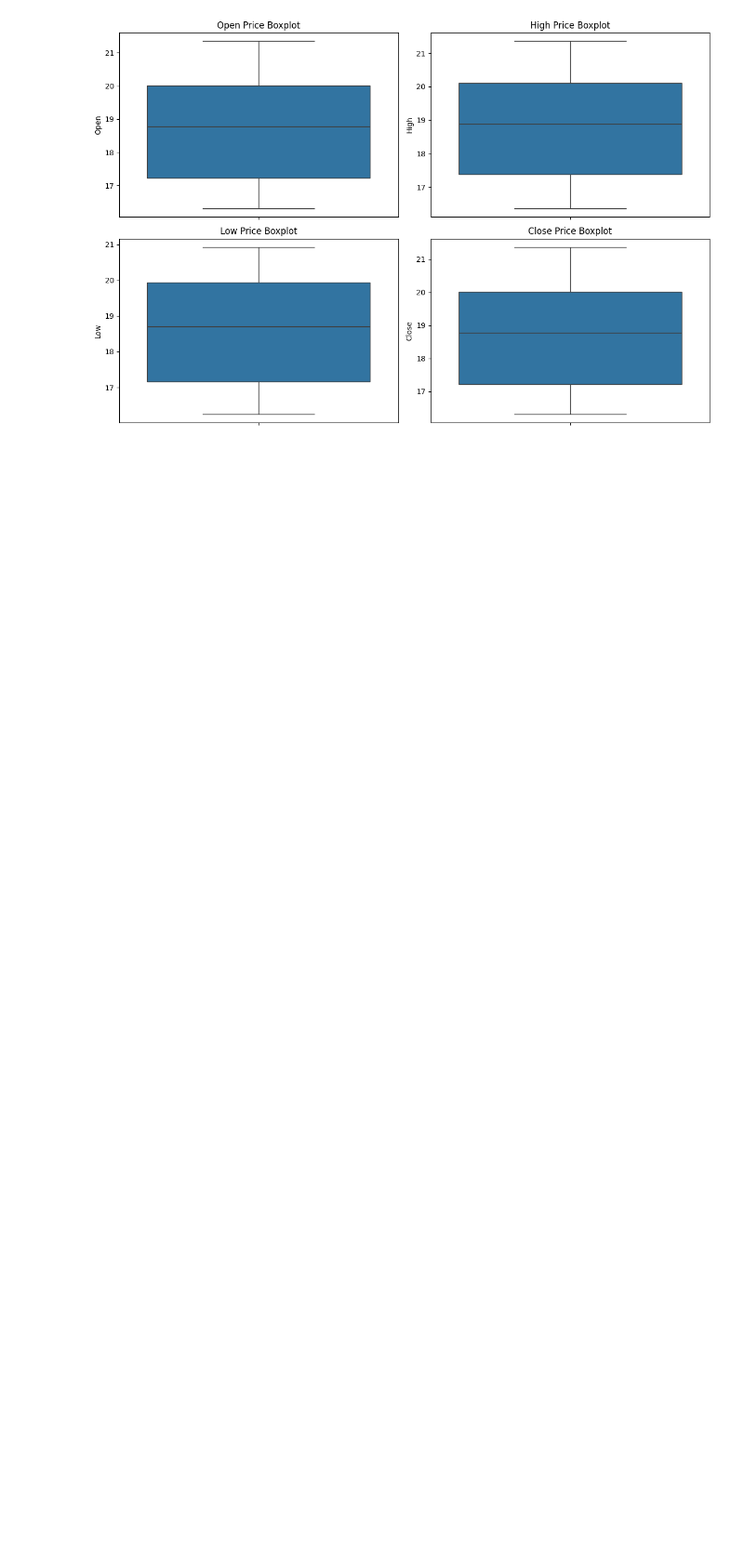
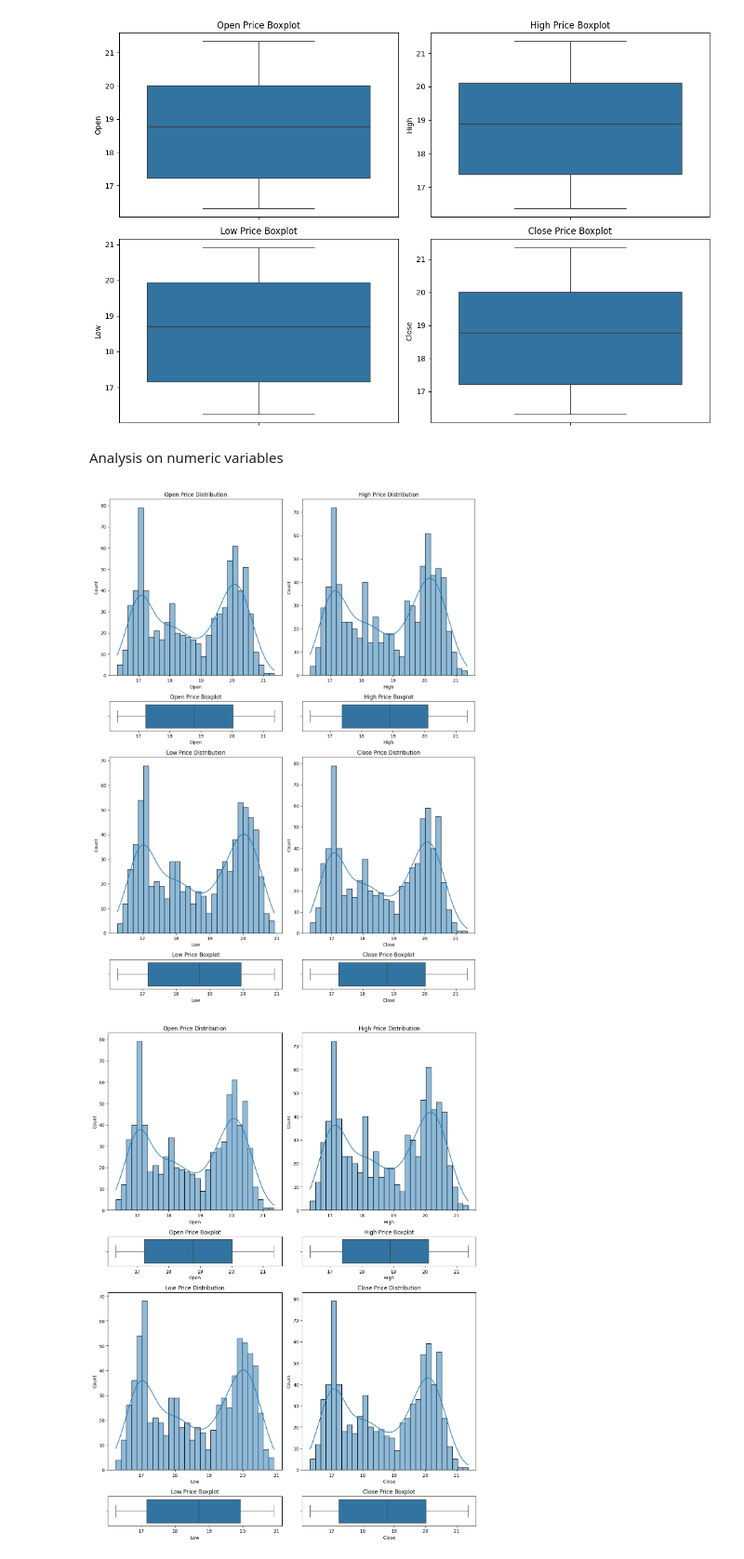
Before and after one commit to rober12345/mxn-usd-predictor1, a Jupyter notebook: src/EDA.ipynb, the cells around one changed output. Shown at 93% size. Drawn from its saved outputs; the diff is of its cells as text; code cells hidden in the pictures; blank space fills up the shorter version.

```diff
--- a/src/EDA.ipynb
+++ b/src/EDA.ipynb
@@ -135,3 +135,44 @@ display(image)
 # %% [output]
 [figure]
 [figure]
+# %% [markdown]
+Analysis on numeric variables
+# %%
+# Clean dataset by removing irrelevant columns
+df_clean = df.copy()
+df_clean.drop(columns=['Volume', 'Dividends', 'Stock Splits'], inplace=True)
+
+# Create subplots for histograms and boxplots
+fig, axes = plt.subplots(4, 2, figsize=(12, 16), gridspec_kw={"height_ratios": [6, 1, 6, 1]})
+
+# Histograms and boxplots for Open, High, Low, and Close prices
+sns.histplot(ax=axes[0, 0], data=df_clean, x="Open", bins=30, kde=True)
+axes[0, 0].set_title("Open Price Distribution")
+sns.boxplot(ax=axes[1, 0], data=df_clean, x="Open")
+axes[1, 0].set_title("Open Price Boxplot")
+
+sns.histplot(ax=axes[0, 1], data=df_clean, x="High", bins=30, kde=True)
+axes[0, 1].set_title("High Price Distribution")
+sns.boxplot(ax=axes[1, 1], data=df_clean, x="High")
+axes[1, 1].set_title("High Price Boxplot")
+
+sns.histplot(ax=axes[2, 0], data=df_clean, x="Low", bins=30, kde=True)
+axes[2, 0].set_title("Low Price Distribution")
+sns.boxplot(ax=axes[3, 0], data=df_clean, x="Low")
+axes[3, 0].set_title("Low Price Boxplot")
+
+sns.histplot(ax=axes[2, 1], data=df_clean, x="Close", bins=30, kde=True)
+axes[2, 1].set_title("Close Price Distribution")
+sns.boxplot(ax=axes[3, 1], data=df_clean, x="Close")
+axes[3, 1].set_title("Close Price Boxplot")
+
+# Adjust layout
+plt.tight_layout()
+
+# Save and display the plot inside the notebook
+plt.savefig("numeric_analysis_updated.png")
+image = Image.open("numeric_analysis_updated.png")
+display(image)
+# %% [output]
+[figure, added]
+[figure, added]
```
Also changed, not shown: parts of 17 cells of this notebook, 6 other files.
